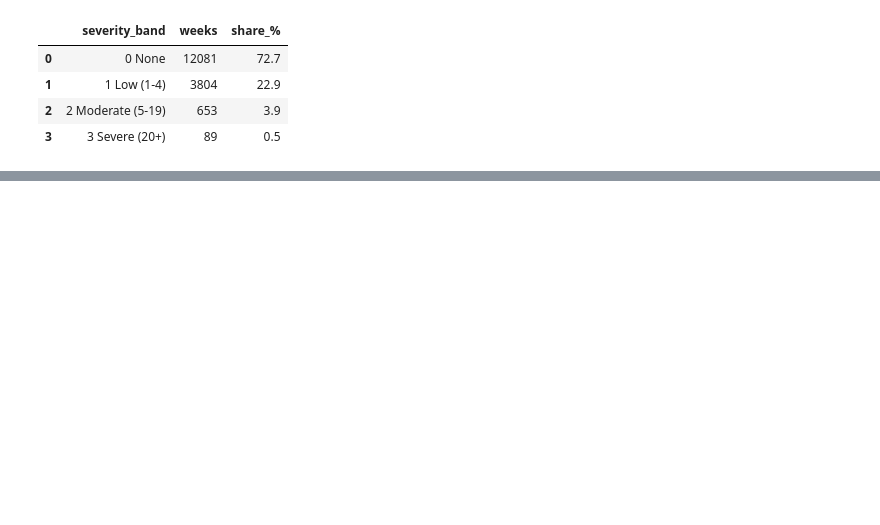
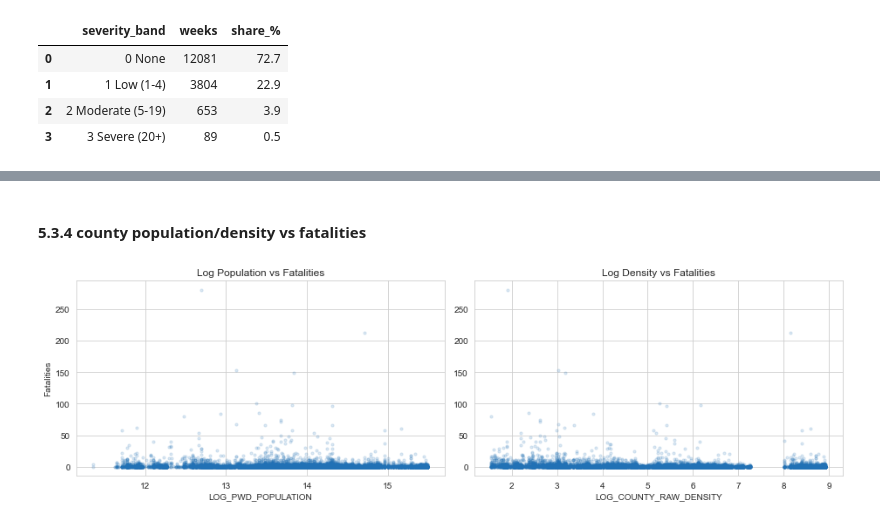
Before and after one commit to KimutaiHub/kenya-political-violence-risk-prediction, a Jupyter notebook: master_notebook.ipynb, the cells around one changed output, grey strips where cells are left out. Cells and saved outputs as stored; diff of their text form; code cells hidden in the pictures; blank space fills up the shorter version.

```diff
--- a/master_notebook.ipynb
+++ b/master_notebook.ipynb
@@ -660,7 +671,7 @@ Violence against civilians    1764 / 2818 (63% present)
 Missingness in POPULATION_EXPOSURE is not random — it is systematically associated with event type. This confirms that a binary flag column will carry real signal rather than just noise.
 # %%
 # Filling missing values with 0
-df['POPULATION_EXPOSURE'].fillna(0, inplace=True)
+df['POPULATION_EXPOSURE'] = df['POPULATION_EXPOSURE'].fillna(0)
 # Recheck new missing values
 df['POPULATION_EXPOSURE'].isna().sum()
 # %% [output]
@@ -724,9 +733,0 @@ Earlier noted that Population and Population Density are heavily skewed columns.
-# %%
-# Election year flag — Kenya's general elections: 2002, 2007, 2013, 2017, 2022
-election_years = [2002, 2007, 2013, 2017, 2022]
-df['IS_ELECTION_YEAR'] = df['YEAR'].isin(election_years).astype('Int64')
-
-# Log transforms for heavily skewed population columns
-# Adding 1 before log to handle any zero values safely
-df['LOG_COUNTY_POPULATION'] = np.log1p(df['COUNTY_POPULATION'])
-df['LOG_COUNTY_RAW_DENSITY']    = np.log1p(df['COUNTY_RAW_DENSITY'])
@@ -735,9 +733,0 @@ For escalation signalling, Establish a four week rolling period leading up to th
-# %%
-# Sort first so the rolling window looks backward correctly
-df = df.sort_values(['COUNTY', 'WEEK'])
-
-# Rolling 4-week violent event count per county
-df['EVENTS_ROLLING_4W'] = (
-    df.groupby('COUNTY')['EVENTS']
-    .transform(lambda x: x.shift(1).rolling(window=4, min_periods=1).sum()).astype('Int64')
-)
@@ -746,2 +733,0 @@ For events where four week prior data is unavailable, fill zero instead of null
-# %%
-df['EVENTS_ROLLING_4W'] = df['EVENTS_ROLLING_4W'].fillna(0)
@@ -1290,0 +1276,19 @@ plt.show()
+# %% [markdown]
+#### **5.3.4 county population/density vs fatalities**
+# %%
+# Relationship between county population/density and fatalities
+fig, axes = plt.subplots(1, 2, figsize=(13, 4))
+
+axes[0].scatter(df['LOG_PWD_POPULATION'], df['FATALITIES'], alpha=0.15, color='#2171b5', s=10)
+axes[0].set_title('Log Population vs Fatalities')
+axes[0].set_xlabel('LOG_PWD_POPULATION')
+axes[0].set_ylabel('Fatalities')
+
+axes[1].scatter(df['LOG_PWD_DENSITY'], df['FATALITIES'], alpha=0.15, color='#2171b5', s=10)
+axes[1].set_title('Log Density vs Fatalities')
+axes[1].set_xlabel('LOG_COUNTY_RAW_DENSITY')
+
+plt.tight_layout()
+plt.show()
+# %% [output]
+[figure, added]
```
Also changed, not shown: parts of 161 cells of this notebook, 6 other files.
